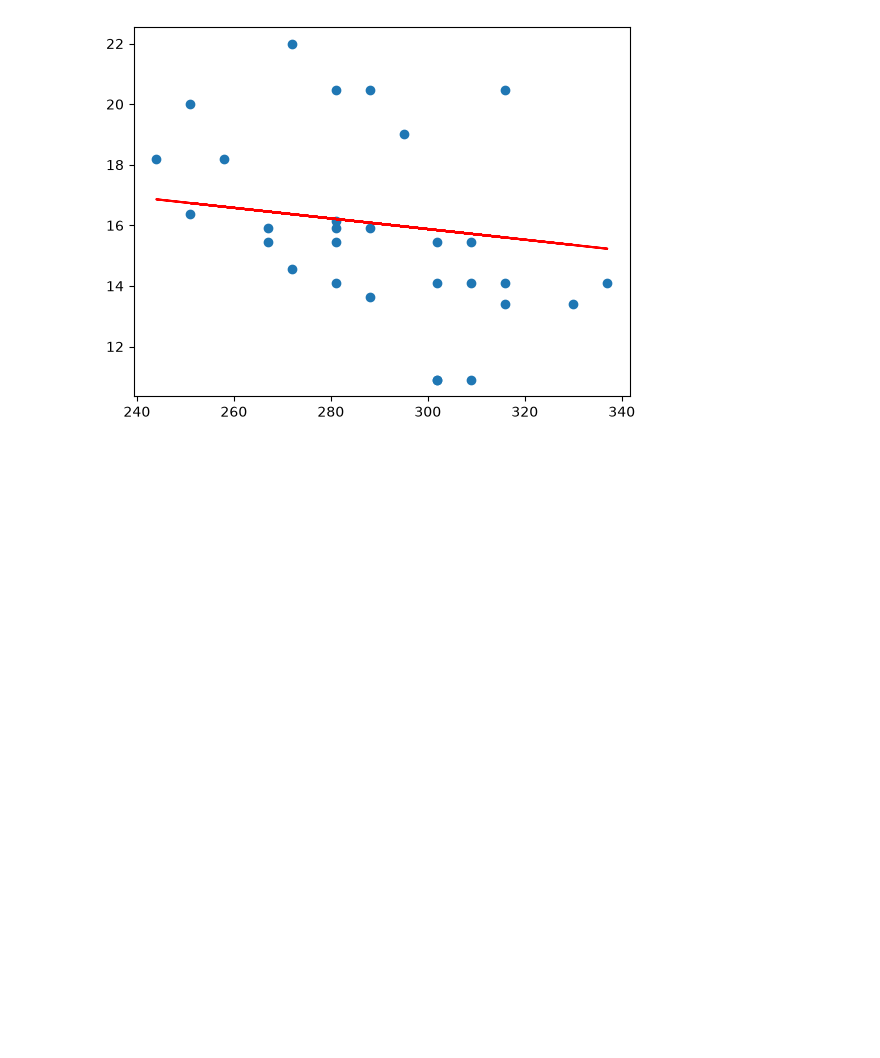
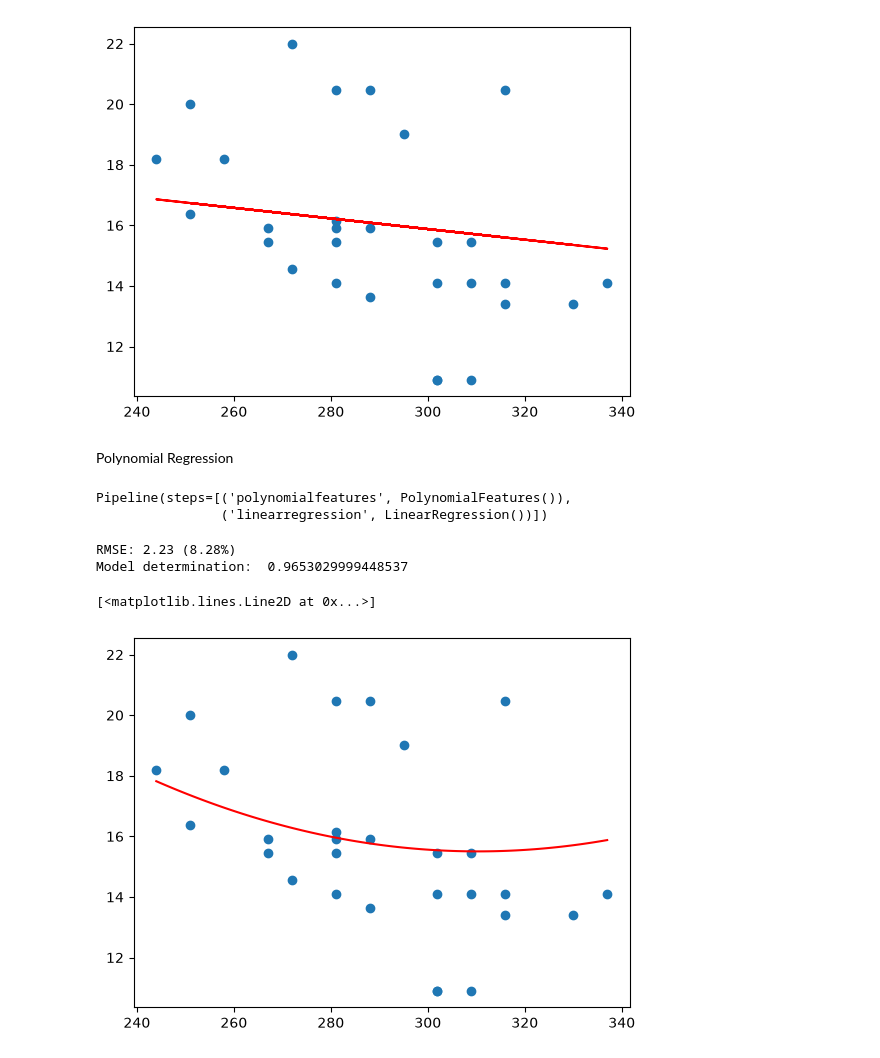
Before and after one commit to DeSilva008/ML-Exercises, a Jupyter notebook: regression_exercise/02/notebook.ipynb, the cells around one changed output. Cells and saved outputs as stored; diff of their text form; code cells hidden in the pictures; blank space fills up the shorter version.

Commit message:
Finish polinomial regression

```diff
--- a/regression_exercise/02/notebook.ipynb
+++ b/regression_exercise/02/notebook.ipynb
@@ -138,3 +138,35 @@ plt.plot(X_test,pred, color='red')
 # %% [output]
 [<matplotlib.lines.Line2D at 0x...>]
 [figure]
+# %% [markdown]
+Polynomial Regression
+# %%
+from sklearn.preprocessing import PolynomialFeatures
+from sklearn.pipeline import make_pipeline
+
+pipeline = make_pipeline(PolynomialFeatures(2), LinearRegression())
+
+pipeline.fit(X_train,y_train)
+# %% [output]
+Pipeline(steps=[('polynomialfeatures', PolynomialFeatures()),
+                ('linearregression', LinearRegression())])
+# %%
+pred = pipeline.predict(X_test)
+
+rmse = np.sqrt(mean_squared_error(y_test,pred))
+print(f'RMSE: {rmse:3.3} ({rmse/np.mean(pred)*100:3.3}%)')
+
+score = pipeline.score(X_train,y_train)
+print('Model determination: ', score)
+# %% [output]
+RMSE: 2.23 (8.28%)
+Model determination:  0.9653029999448537
+# %%
+X_range = np.linspace(X_test.min(), X_test.max(), 100).reshape(-1,1)
+y_range = pipeline.predict(X_range)
+
+plt.scatter(X_test, y_test)
+plt.plot(X_range, y_range, color='red')
+# %% [output]
+[<matplotlib.lines.Line2D at 0x...>]
+[figure, added]
```
Also changed, not shown: parts of 4 cells of this notebook.
